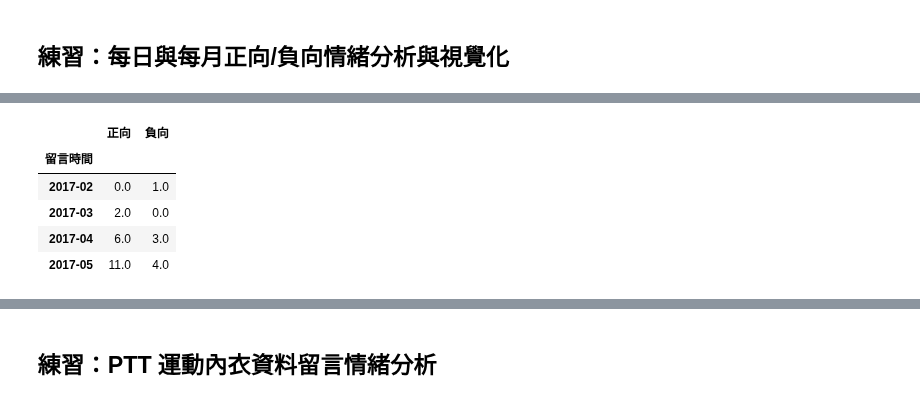
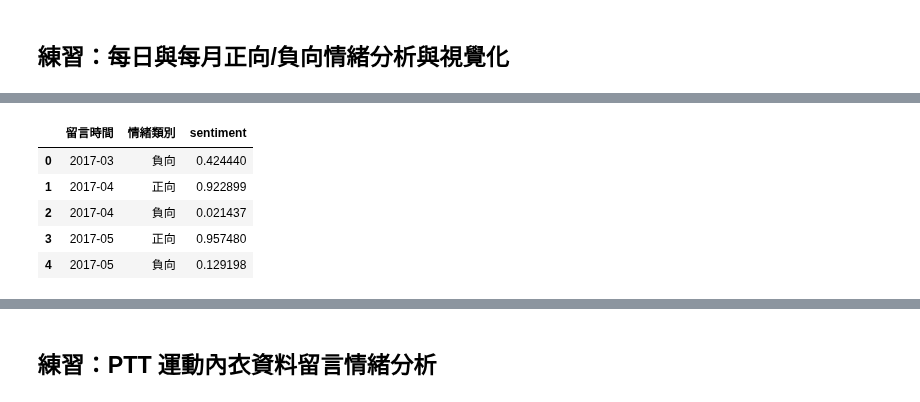
Before and after one commit to pan93412/nkust-homework, a Jupyter notebook: semester-6/marketing/04-sentiments/02-restaurant-sentiments.ipynb, the cells around one changed output, grey strips where cells are left out. Saved outputs shown, nothing was run; the diff lists cells and outputs as text; code cells hidden in the pictures.

```diff
--- a/semester-6/marketing/04-sentiments/02-restaurant-sentiments.ipynb
+++ b/semester-6/marketing/04-sentiments/02-restaurant-sentiments.ipynb
@@ -178,8 +178,11 @@ print(best_content)
 # 將情緒分數分為正向和負向 (閾值設為0.5)
 df["情緒類別"] = df["sentiment"].apply(lambda x: "正向" if x >= 0.5 else "負向")
 # %%
-# 每日正向與負向情緒數量
-daily_sentiment = df.groupby([df["留言時間"].dt.date, "情緒類別"]).size().unstack().fillna(0)
-daily_sentiment.columns.name = None
+# 每日正向與負向情緒分數
+daily_sentiment = df.groupby([df["留言時間"].dt.date, "情緒類別"])["sentiment"].mean()
 daily_sentiment.head()
+
+# 整理成 dataframe, 為 3 個 columns, 分別為日期、情緒類別、情緒分數
+daily_sentiment = daily_sentiment.reset_index()
+daily_sentiment.head()
 # %% [output]
@@ -209,13 +217,13 @@ plt.show()
 # %%
 # 每月正向與負向情緒數量
-monthly_sentiment = df.groupby([df["留言時間"].dt.to_period("M"), "情緒類別"]).size().unstack().fillna(0)
-monthly_sentiment.index = monthly_sentiment.index.astype(str)
-monthly_sentiment.columns.name = None
-monthly_sentiment
+monthly_sentiment = daily_sentiment.groupby([df["留言時間"].dt.to_period("M"), "情緒類別"])["sentiment"].mean()
+
+monthly_sentiment = monthly_sentiment.reset_index()
+monthly_sentiment.head()
 # %% [output]
-|  | 正向 | 負向 |
-| 留言時間 |  |  |
-| 2017-02 | 0.0 | 1.0 |
-| 2017-03 | 2.0 | 0.0 |
-| 2017-04 | 6.0 | 3.0 |
-| 2017-05 | 11.0 | 4.0 |
+|  | 留言時間 | 情緒類別 | sentiment |
+| 0 | 2017-03 | 負向 | 0.424440 |
+| 1 | 2017-04 | 正向 | 0.922899 |
+| 2 | 2017-04 | 負向 | 0.021437 |
+| 3 | 2017-05 | 正向 | 0.957480 |
+| 4 | 2017-05 | 負向 | 0.129198 |
```
Also changed, not shown: parts of 5 cells of this notebook.
